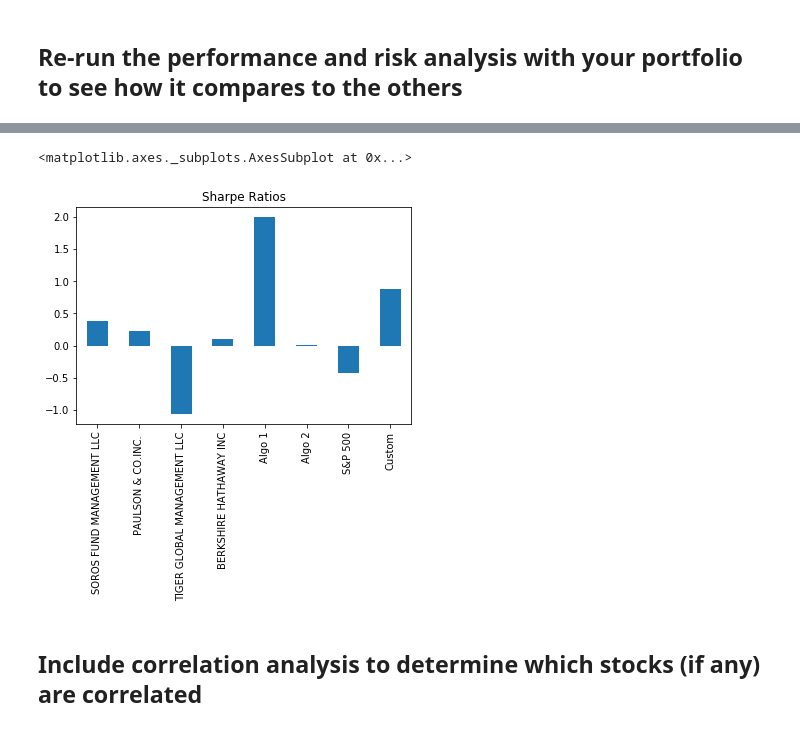
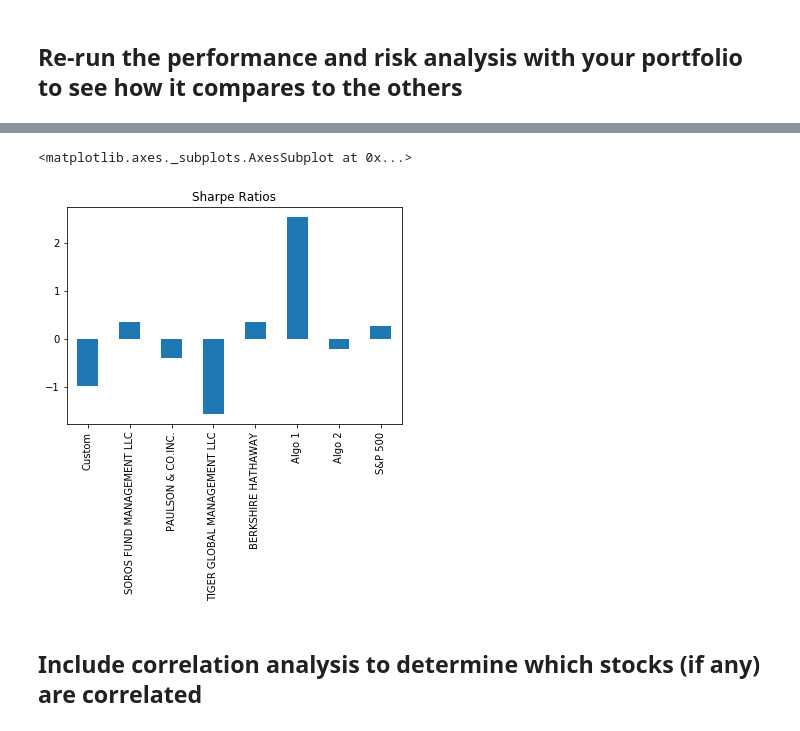
Before and after one commit to marclweimer/stockanalysis, a Jupyter notebook: whale_analysis.ipynb, the cells around one changed output, grey strips where cells are left out. Saved outputs shown, nothing was run; the diff lists cells and outputs as text; code cells hidden in the pictures.

```diff
--- a/whale_analysis.ipynb
+++ b/whale_analysis.ipynb
@@ -476,6 +504,8 @@ In this section, you will build your own portfolio of stocks, calculate the retu
 ## Calculate the weighted returns for the portfolio assuming an equal number of shares for each stock
 # %%
 # Calculate weighted portfolio returns
+custom_returns = joined_custom_stock_data.pct_change()
 weights = [1/3, 1/3, 1/3]
-# YOUR CODE HERE
+portfolio_returns = custom_returns.dot(weights)
+portfolio_returns.head()
 # %% [output]
@@ -500,0 +521,5 @@ dtype: float64
+# %%
+# YOUR CODE HERE
+custom_plus_portfolio = pd.concat([portfolio_returns, joined_stock_data], axis="columns", join="inner")
+custom_plus_portfolio.columns = ['Custom', 'SOROS FUND MANAGEMENT LLC', 'PAULSON & CO.INC.','TIGER GLOBAL MANAGEMENT LLC','BERKSHIRE HATHAWAY','Algo 1','Algo 2','S&P 500']
+custom_plus_portfolio.head()
@@ -501,3 +534,4 @@ dtype: float64
 # %%
 # Only compare dates where the new, custom portfolio has dates
-# YOUR CODE HERE
+clean_total = custom_plus_portfolio.dropna()
+clean_total.head()
@@ -543,0 +575,4 @@ dtype: float64
+# %%
+# Annualzied Sharpe Ratios
+sharpe_ratios = (clean_total.mean() * 252) / (clean_total.std() * np.sqrt(252))
+sharpe_ratios
@@ -544,9 +589,9 @@ dtype: float64
 # %%
 # Visualize the sharpe ratios as a bar plot
-# YOUR CODE HERE
+sharpe_ratios.plot.bar(title='Sharpe Ratios')
 # %% [output]
 <matplotlib.axes._subplots.AxesSubplot at 0x...>
-[figure, old version]
+[figure, new version]
 # %% [markdown]
 ## Include correlation analysis to determine which stocks (if any) are correlated
 # %%
```
Also changed, not shown: parts of 52 cells of this notebook.
